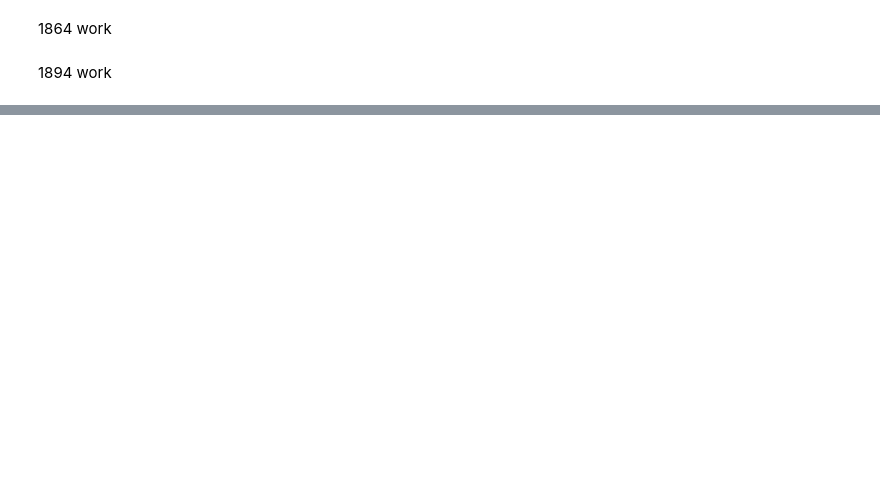
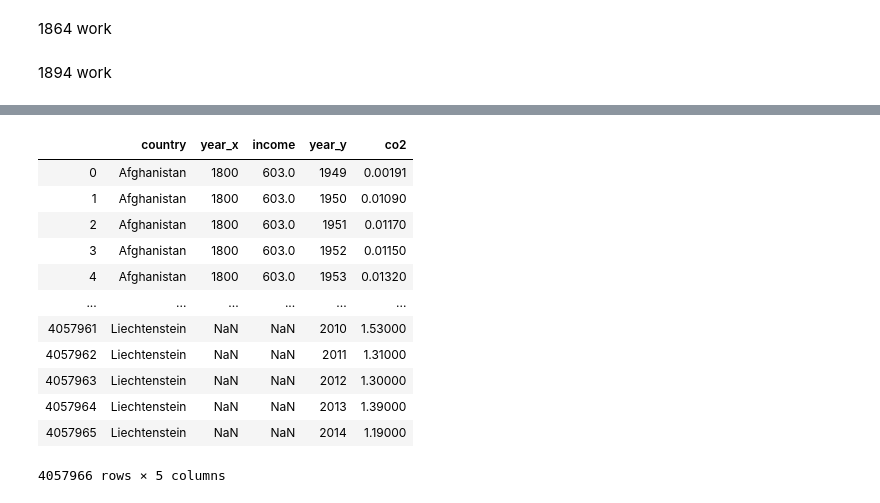
Before and after one commit to VallieTracy/project-one, a Jupyter notebook: Team_Awesome_Project_1.ipynb, the cells around one changed output, grey strips where cells are left out. Cells and saved outputs as stored; diff of their text form; code cells hidden in the pictures; blank space fills up the shorter version.

```diff
--- a/Team_Awesome_Project_1.ipynb
+++ b/Team_Awesome_Project_1.ipynb
@@ -206,0 +213,18 @@ df_unpivotedCO2
+# %%
+#merge the melted income and co2
+merge_inc_co2_df = pd.merge(df_meltInc,df_meltCO2, on="country", how="outer")
+merge_inc_co2_df
+# %% [output]
+|  | country | year_x | income | year_y | co2 |
+| 0 | Afghanistan | 1800 | 603.0 | 1949 | 0.00191 |
+| 1 | Afghanistan | 1800 | 603.0 | 1950 | 0.01090 |
+| 2 | Afghanistan | 1800 | 603.0 | 1951 | 0.01170 |
+| 3 | Afghanistan | 1800 | 603.0 | 1952 | 0.01150 |
+| 4 | Afghanistan | 1800 | 603.0 | 1953 | 0.01320 |
+| ... | ... | ... | ... | ... | ... |
+| 4057961 | Liechtenstein | NaN | NaN | 2010 | 1.53000 |
+| 4057962 | Liechtenstein | NaN | NaN | 2011 | 1.31000 |
+| 4057963 | Liechtenstein | NaN | NaN | 2012 | 1.30000 |
+| 4057964 | Liechtenstein | NaN | NaN | 2013 | 1.39000 |
+| 4057965 | Liechtenstein | NaN | NaN | 2014 | 1.19000 |
+4057966 rows × 5 columns
```
Also changed, not shown: parts of 14 cells of this notebook.
